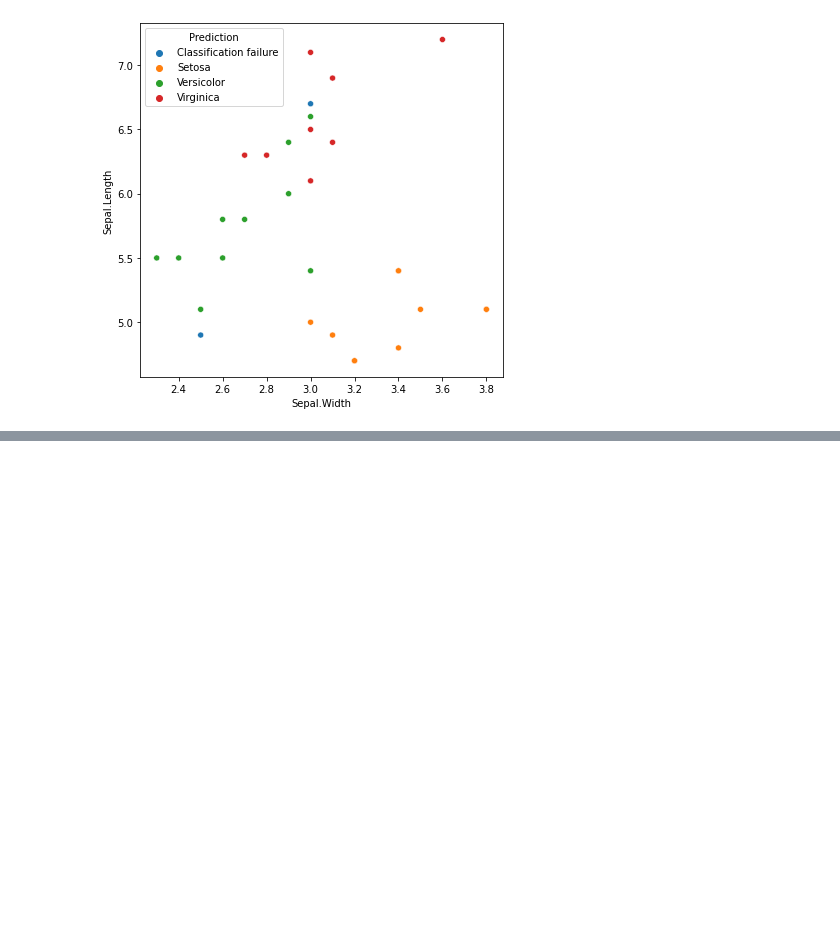
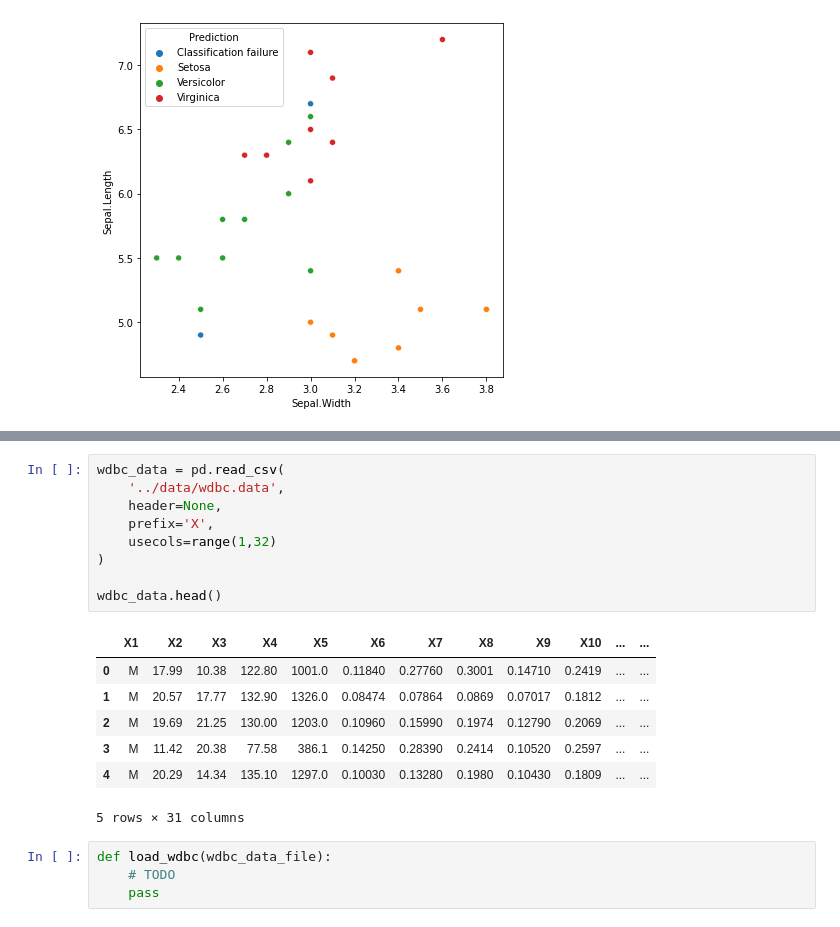
Before and after one commit to AaltoSciComp/data-analysis-workflows-course, a Jupyter notebook: python_exercises/ch1-python-ex2.ipynb, the cells around one changed output, grey strips where cells are left out. Saved outputs shown, nothing was run; the diff lists cells and outputs as text; blank space fills up the shorter version.

```diff
--- a/python_exercises/ch1-python-ex2.ipynb
+++ b/python_exercises/ch1-python-ex2.ipynb
@@ -91,0 +115,21 @@ Accuracy:  0.9333333333333333
+# %%
+wdbc_data = pd.read_csv(
+    '../data/wdbc.data',
+    header=None,
+    prefix='X',
+    usecols=range(1,32)
+)
+
+wdbc_data.head()
+# %% [output]
+|  | X1 | X2 | X3 | X4 | X5 | X6 | X7 | X8 | X9 | X10 | ... | ... |
+| 0 | M | 17.99 | 10.38 | 122.80 | 1001.0 | 0.11840 | 0.27760 | 0.3001 | 0.14710 | 0.2419 | ... | ... |
+| 1 | M | 20.57 | 17.77 | 132.90 | 1326.0 | 0.08474 | 0.07864 | 0.0869 | 0.07017 | 0.1812 | ... | ... |
+| 2 | M | 19.69 | 21.25 | 130.00 | 1203.0 | 0.10960 | 0.15990 | 0.1974 | 0.12790 | 0.2069 | ... | ... |
+| 3 | M | 11.42 | 20.38 | 77.58 | 386.1 | 0.14250 | 0.28390 | 0.2414 | 0.10520 | 0.2597 | ... | ... |
+| 4 | M | 20.29 | 14.34 | 135.10 | 1297.0 | 0.10030 | 0.13280 | 0.1980 | 0.10430 | 0.1809 | ... | ... |
+5 rows × 31 columns
+# %%
+def load_wdbc(wdbc_data_file):
+    # TODO
+    pass
```
Also changed, not shown: parts of 8 cells of this notebook, 5 other files.
